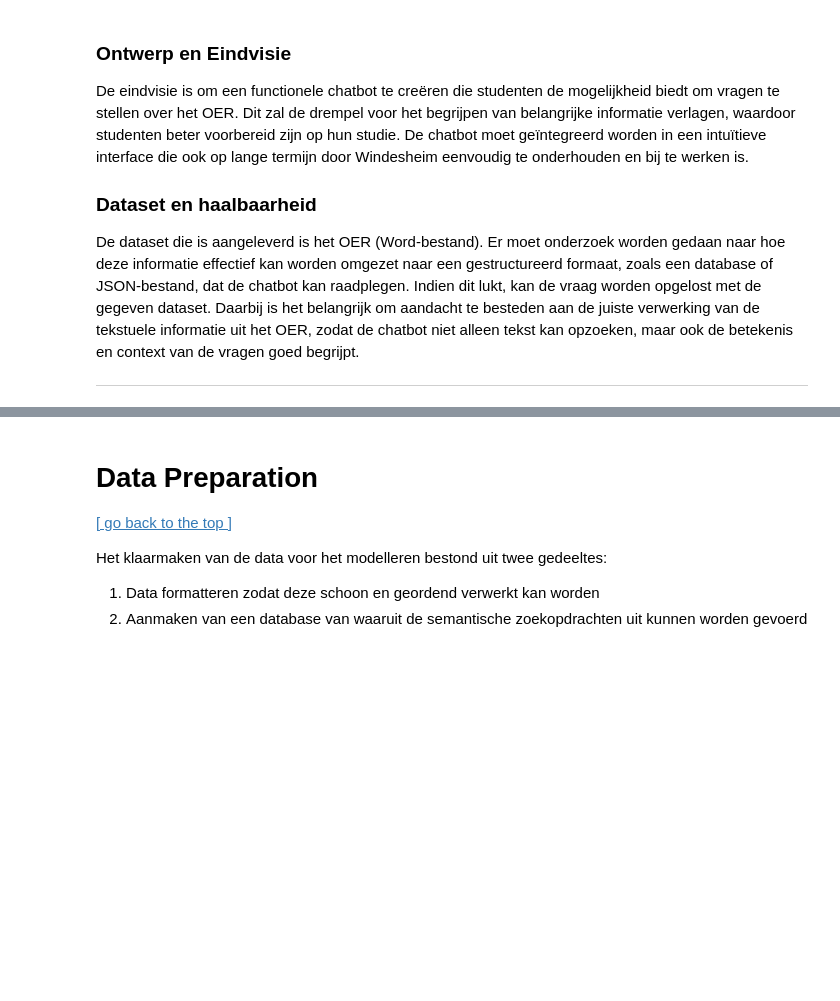
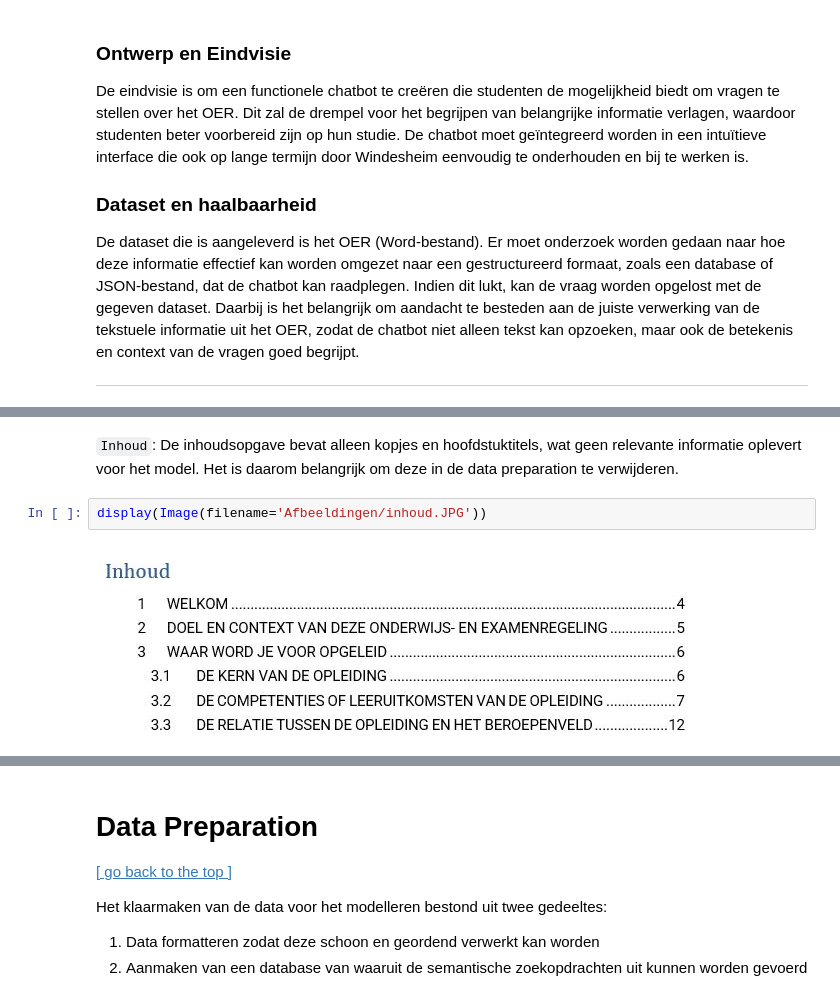
Before and after one commit to irisoer/Themaopdracht_OER, a Jupyter notebook: Notebook final/OERbotje High Five.ipynb, the cells around one changed output, grey strips where cells are left out. Cells and saved outputs as stored; diff of their text form; blank space fills up the shorter version.

```diff
--- a/Notebook final/OERbotje High Five.ipynb
+++ b/Notebook final/OERbotje High Five.ipynb
@@ -98,0 +82,6 @@ Daarnaast moeten we een snelle en effectieve manier vinden om de tabellen om te
+# %% [markdown]
+``Inhoud``: De inhoudsopgave bevat alleen kopjes en hoofdstuktitels, wat geen relevante informatie oplevert voor het model. Het is daarom belangrijk om deze in de data preparation te verwijderen.
+# %%
+display(Image(filename='Afbeeldingen/inhoud.JPG'))
+# %% [output]
+[figure, added]
```
Also changed, not shown: parts of 27 cells of this notebook, 2 other files.
